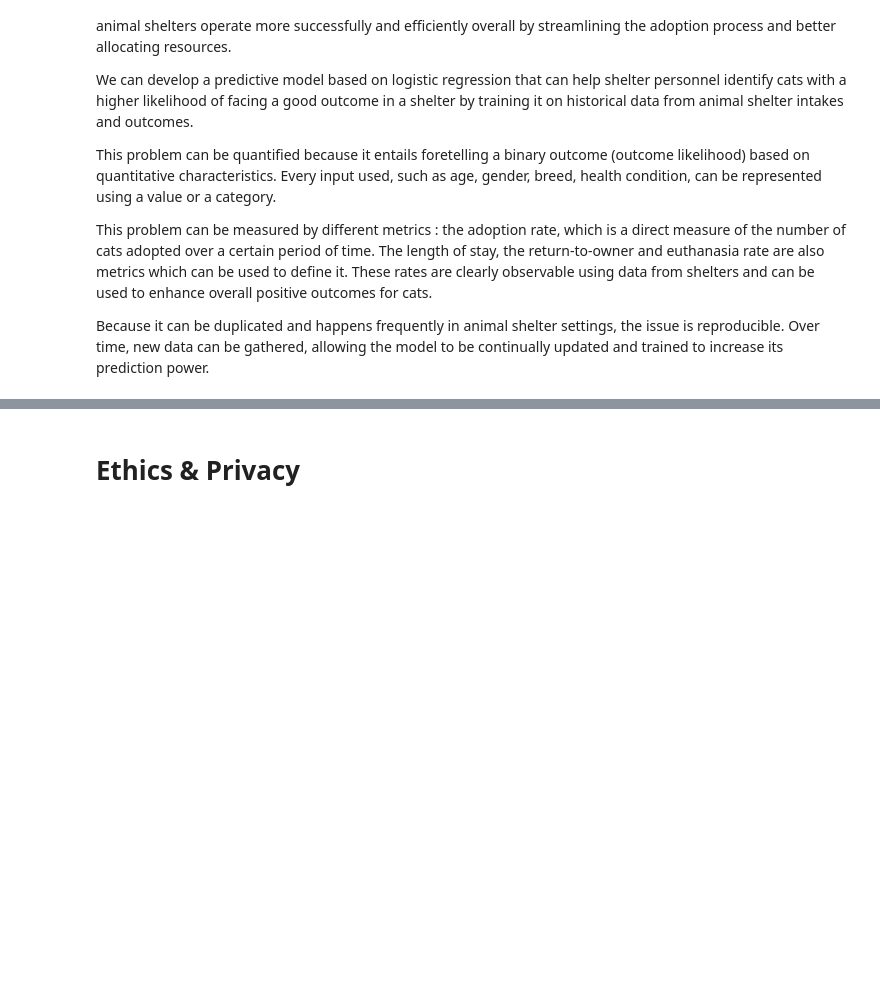
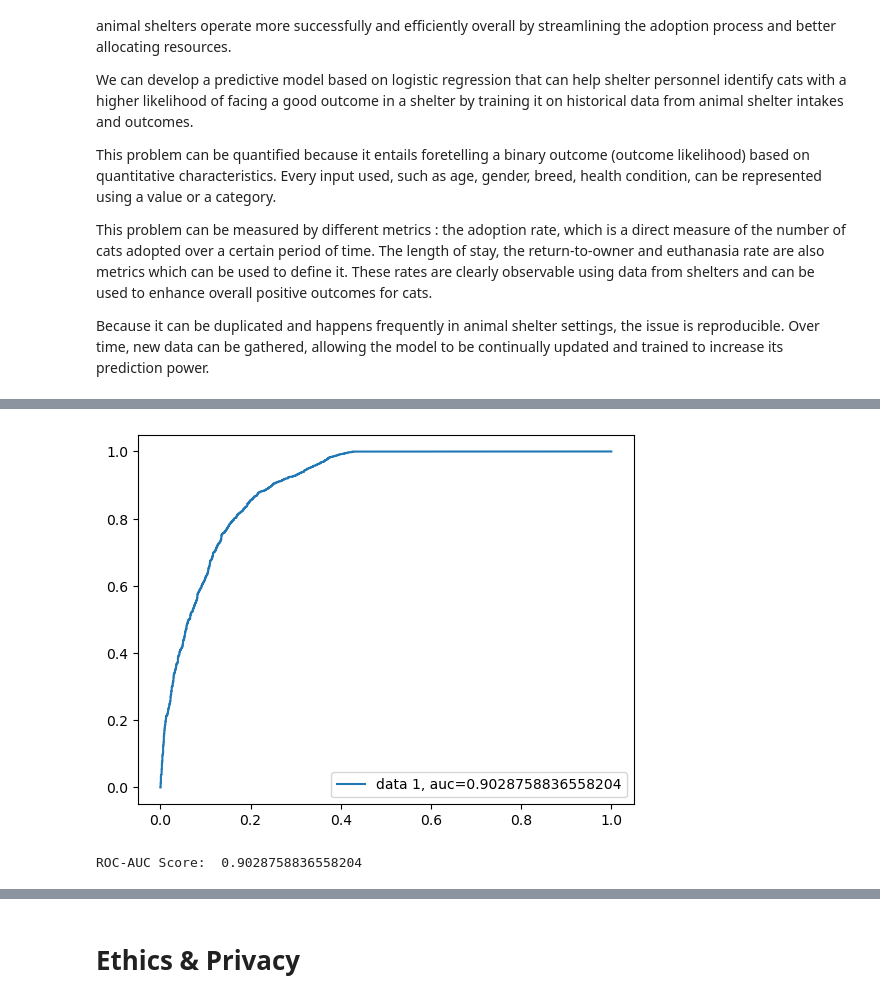
Before and after one commit to COGS118A/Group009-SP23, a Jupyter notebook: Checkpoint_Group009-SP23.ipynb, the cells around one changed output, grey strips where cells are left out. Cells and saved outputs as stored; diff of their text form; code cells hidden in the pictures; blank space fills up the shorter version.

```diff
--- a/Checkpoint_Group009-SP23.ipynb
+++ b/Checkpoint_Group009-SP23.ipynb
@@ -108,0 +152,26 @@ Examples would include:
+# %%
+import itertools
+import matplotlib.pyplot as plt
+from sklearn import metrics
+from sklearn.model_selection import train_test_split
+from sklearn.linear_model import LogisticRegression
+from sklearn.metrics import accuracy_score, classification_report, roc_auc_score, confusion_matrix
+
+url = 'https://raw.githubusercontent.com/COGS118A/Group009-SP23/main/clean_data.csv'
+data = pd.read_csv(url)
+data = data.dropna()
+# Define predictors and labels
+X = data.drop('good_outcome', axis=1)
+y = data['good_outcome']
+
+# Split the data into train and test sets
+X_train, X_test, y_train, y_test = train_test_split(X, y, test_size=0.3, random_state=42)
+
+# Define the model
+model = LogisticRegression(max_iter=1000)
+
+# Fit the model
+model.fit(X_train, y_train)
+
+# Make predictions
+y_pred = model.predict(X_test)
@@ -108,0 +233,13 @@ Examples would include:
+# %%
+# ROC-AUC Curve
+y_pred_proba = model.predict_proba(X_test)[::,1]
+
+fpr, tpr, _ = metrics.roc_curve(y_test,  y_pred_proba)
+auc = metrics.roc_auc_score(y_test, y_pred_proba)
+plt.plot(fpr,tpr,label="data 1, auc="+str(auc))
+plt.legend(loc=4)
+plt.show()
+print("ROC-AUC Score: ", roc_auc_score(y_test, y_pred_proba, average=None))
+# %% [output]
+[figure, added]
+ROC-AUC Score:  0.9028758836558204
```
Also changed, not shown: parts of 24 cells of this notebook.
